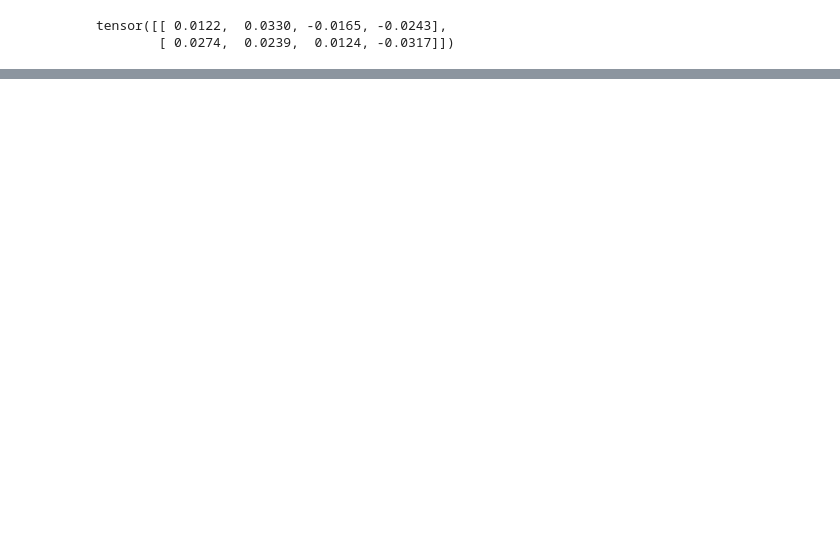
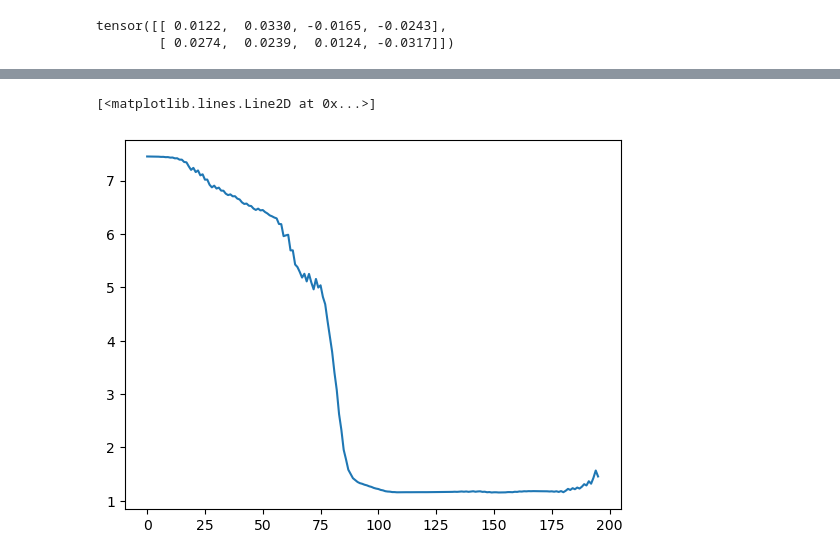
Before and after one commit to aledurso22/Reinforcement-Learning-project, a Jupyter notebook: train.ipynb, the cells around one changed output, grey strips where cells are left out. Saved outputs shown, nothing was run; the diff lists cells and outputs as text; code cells hidden in the pictures; blank space fills up the shorter version.

```diff
--- a/train.ipynb
+++ b/train.ipynb
@@ -246,0 +279,5 @@ episodic return of the 20000: 500.0
+# %%
+plt.plot(range(len(v_values[14])), v_values[14])
+# %% [output]
+[<matplotlib.lines.Line2D at 0x...>]
+[figure, added]
```
Also changed, not shown: parts of 7 cells of this notebook.
